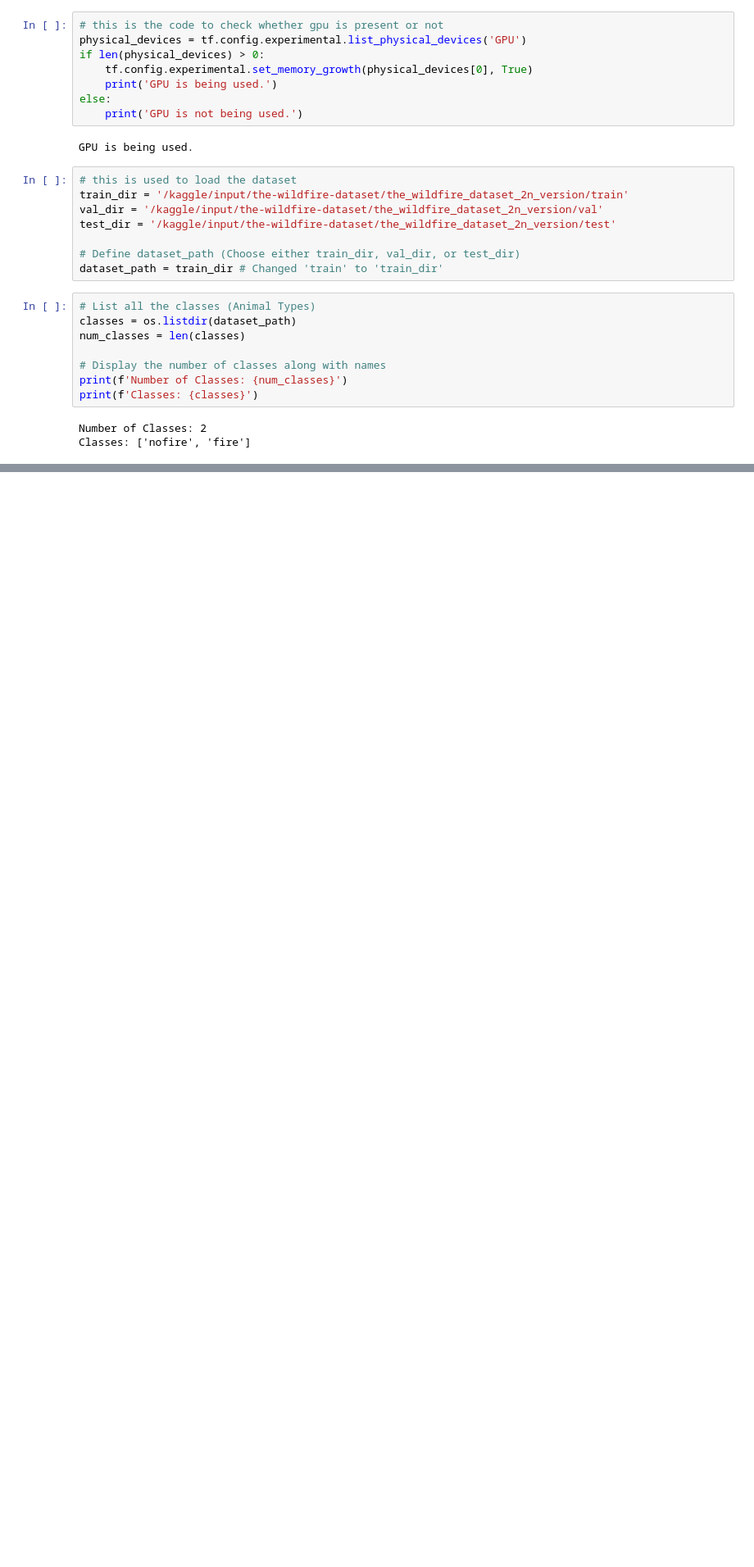
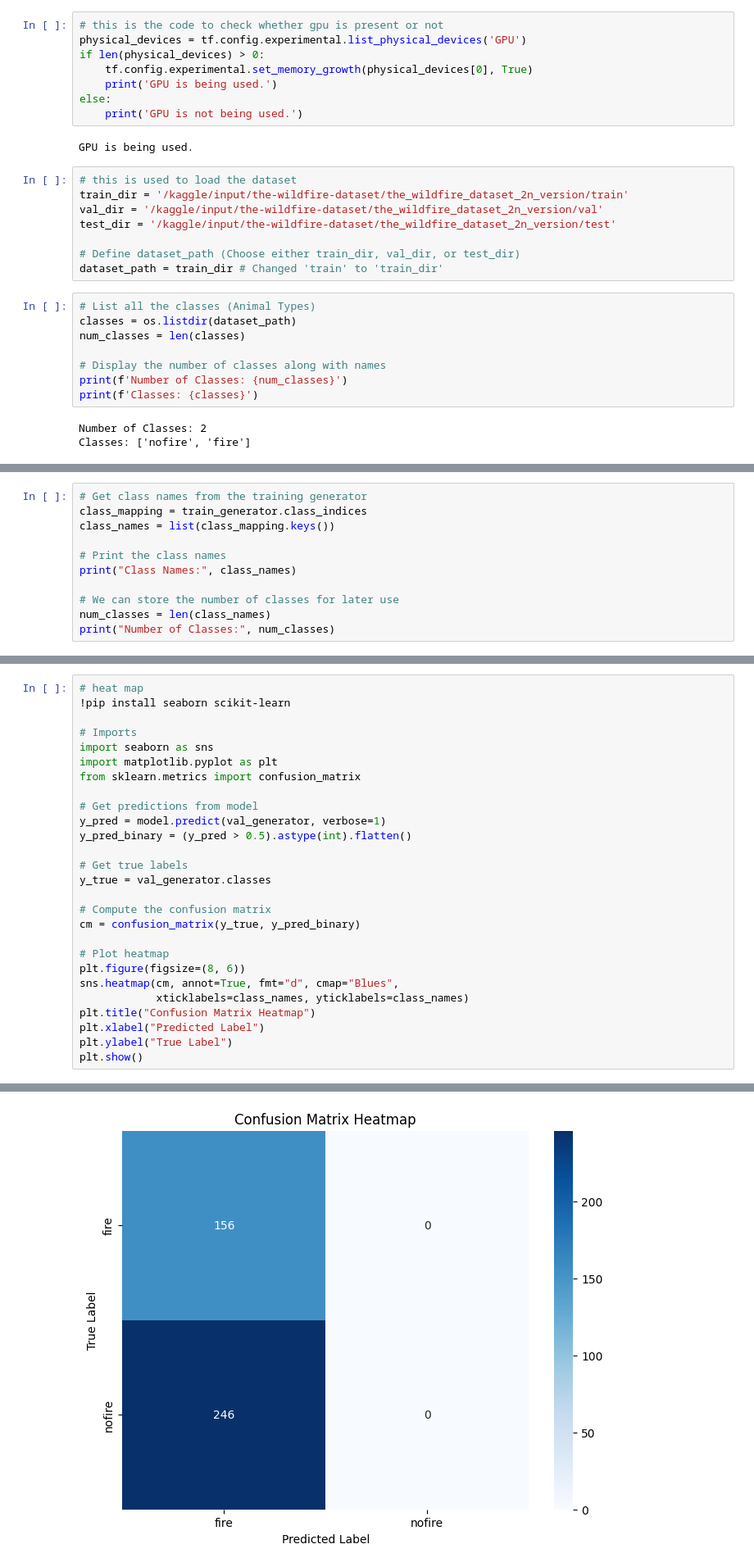
Before and after one commit to Varshini-svg/FOREST_FIRE_DETECTION, a Jupyter notebook: FOREST_FIRE_DETECTION_USING_DL.ipynb, the cells around one changed output, grey strips where cells are left out. Shown: that part at 82% size. Cells and saved outputs as stored; diff of their text form; blank space fills up the shorter version.

```diff
--- a/FOREST_FIRE_DETECTION_USING_DL.ipynb
+++ b/FOREST_FIRE_DETECTION_USING_DL.ipynb
@@ -69,0 +162,11 @@ plt.show()
+# %%
+# Get class names from the training generator
+class_mapping = train_generator.class_indices
+class_names = list(class_mapping.keys())
+
+# Print the class names
+print("Class Names:", class_names)
+
+# We can store the number of classes for later use
+num_classes = len(class_names)
+print("Number of Classes:", num_classes)
@@ -69,0 +198,28 @@ plt.show()
+# %%
+# heat map
+!pip install seaborn scikit-learn
+
+# Imports
+import seaborn as sns
+import matplotlib.pyplot as plt
+from sklearn.metrics import confusion_matrix
+
+# Get predictions from model
+y_pred = model.predict(val_generator, verbose=1)
+y_pred_binary = (y_pred > 0.5).astype(int).flatten()
+
+# Get true labels
+y_true = val_generator.classes
+
+# Compute the confusion matrix
+cm = confusion_matrix(y_true, y_pred_binary)
+
+# Plot heatmap
+plt.figure(figsize=(8, 6))
+sns.heatmap(cm, annot=True, fmt="d", cmap="Blues",
+            xticklabels=class_names, yticklabels=class_names)
+plt.title("Confusion Matrix Heatmap")
+plt.xlabel("Predicted Label")
+plt.ylabel("True Label")
+plt.show()
+# %% [output]
@@ -69,0 +246 @@ plt.show()
+[figure, added]
```
Also changed, not shown: parts of 7 cells of this notebook.
